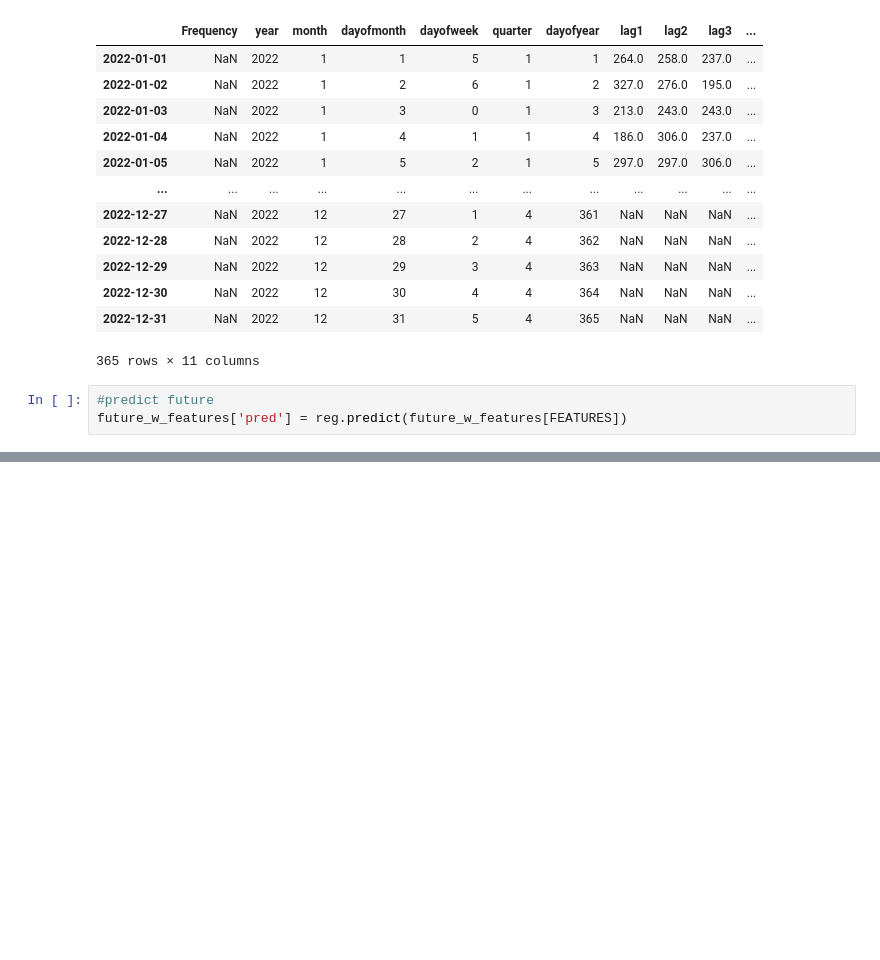
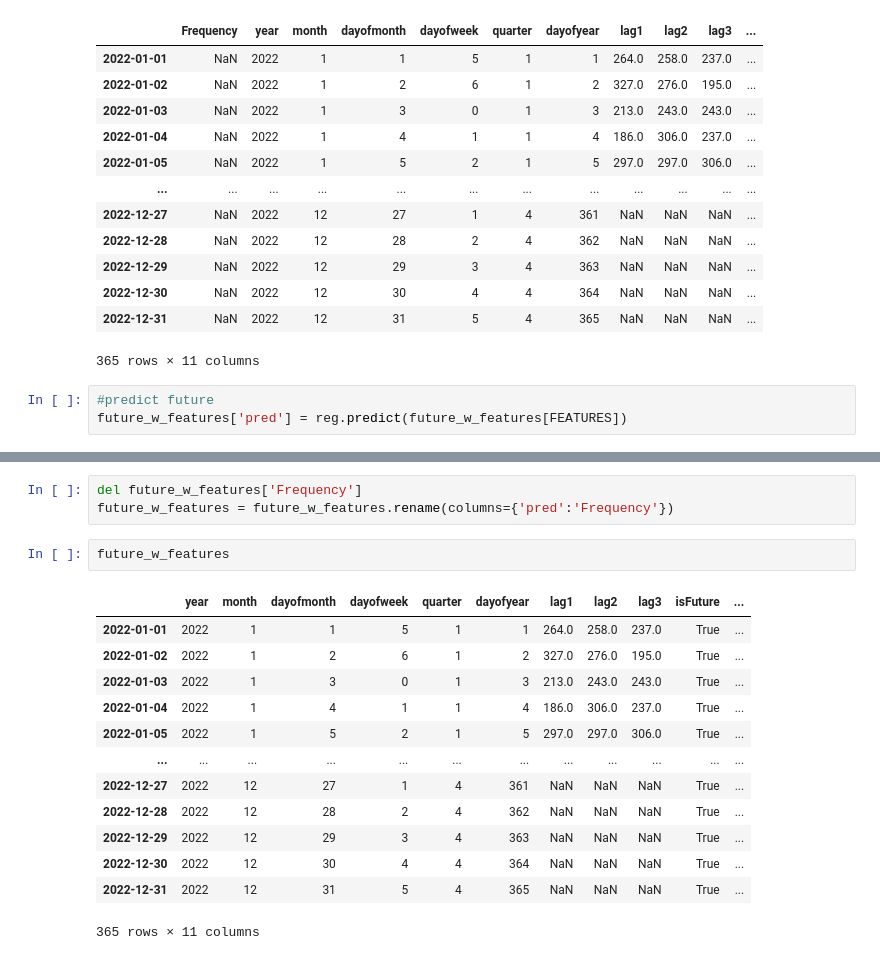
Before and after one commit to hunterkillera/DA200-Project, a Jupyter notebook: xgboost-cv.ipynb, the cells around one changed output, grey strips where cells are left out. Saved outputs shown, nothing was run; the diff lists cells and outputs as text; blank space fills up the shorter version.

```diff
--- a/xgboost-cv.ipynb
+++ b/xgboost-cv.ipynb
@@ -382,0 +417,19 @@ plt.show()
+# %%
+del future_w_features['Frequency']
+future_w_features = future_w_features.rename(columns={'pred':'Frequency'})
+# %%
+future_w_features
+# %% [output]
+|  | year | month | dayofmonth | dayofweek | quarter | dayofyear | lag1 | lag2 | lag3 | isFuture | ... |
+| 2022-01-01 | 2022 | 1 | 1 | 5 | 1 | 1 | 264.0 | 258.0 | 237.0 | True | ... |
+| 2022-01-02 | 2022 | 1 | 2 | 6 | 1 | 2 | 327.0 | 276.0 | 195.0 | True | ... |
+| 2022-01-03 | 2022 | 1 | 3 | 0 | 1 | 3 | 213.0 | 243.0 | 243.0 | True | ... |
+| 2022-01-04 | 2022 | 1 | 4 | 1 | 1 | 4 | 186.0 | 306.0 | 237.0 | True | ... |
+| 2022-01-05 | 2022 | 1 | 5 | 2 | 1 | 5 | 297.0 | 297.0 | 306.0 | True | ... |
+| ... | ... | ... | ... | ... | ... | ... | ... | ... | ... | ... | ... |
+| 2022-12-27 | 2022 | 12 | 27 | 1 | 4 | 361 | NaN | NaN | NaN | True | ... |
+| 2022-12-28 | 2022 | 12 | 28 | 2 | 4 | 362 | NaN | NaN | NaN | True | ... |
+| 2022-12-29 | 2022 | 12 | 29 | 3 | 4 | 363 | NaN | NaN | NaN | True | ... |
+| 2022-12-30 | 2022 | 12 | 30 | 4 | 4 | 364 | NaN | NaN | NaN | True | ... |
+| 2022-12-31 | 2022 | 12 | 31 | 5 | 4 | 365 | NaN | NaN | NaN | True | ... |
+365 rows × 11 columns
```
Also changed, not shown: parts of 10 cells of this notebook.
